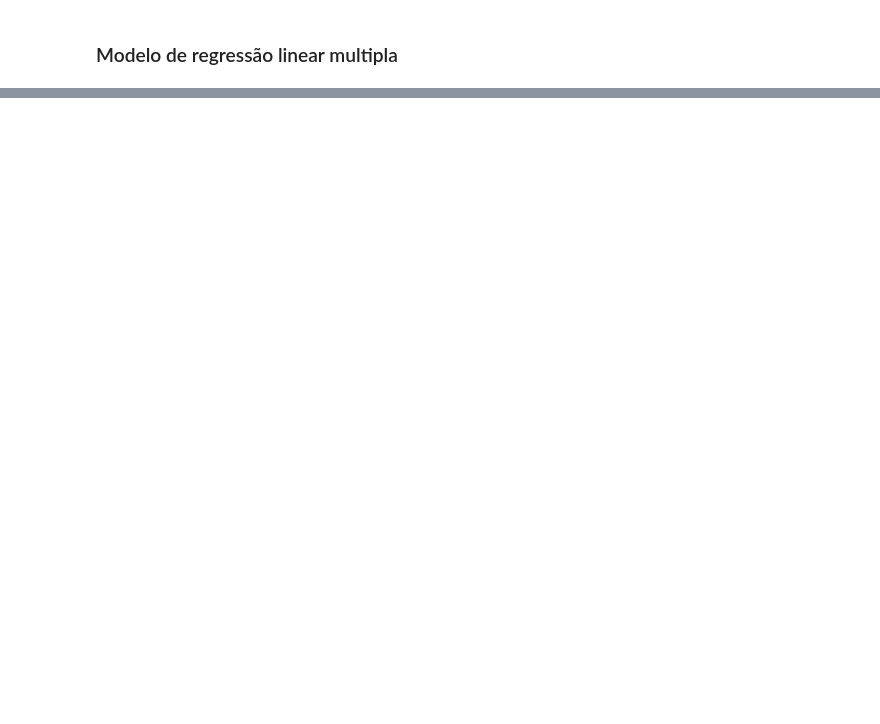
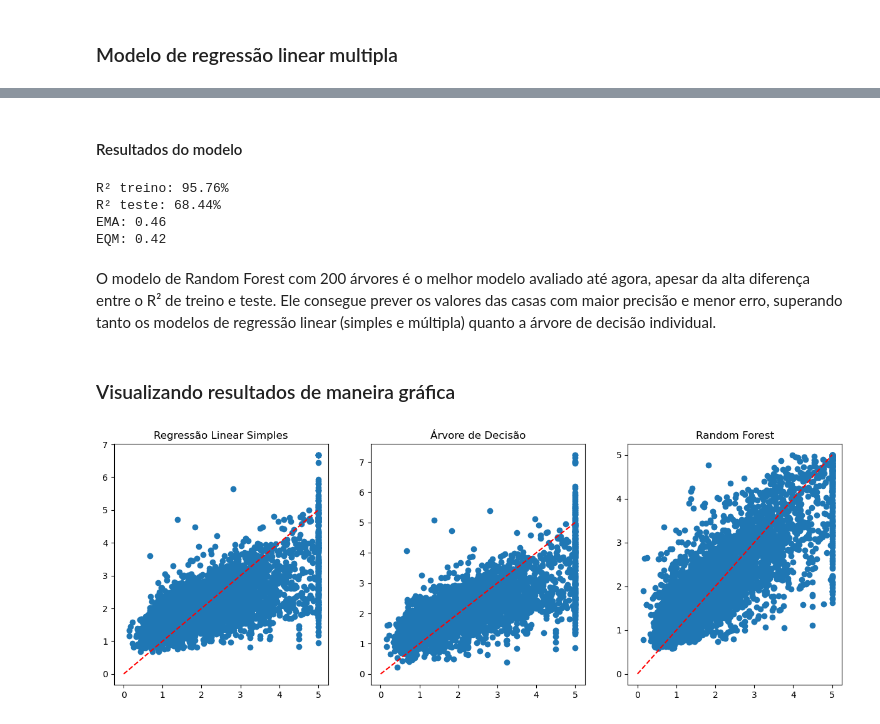
Before and after one commit to GabrielMendes-data/fetch_california_housing, a Jupyter notebook: executer.ipynb, the cells around one changed output, grey strips where cells are left out. Cells and saved outputs as stored; diff of their text form; code cells hidden in the pictures; blank space fills up the shorter version.

```diff
--- a/executer.ipynb
+++ b/executer.ipynb
@@ -294,0 +414,51 @@ Esses valores indicam que, apesar de ***MedInc*** ser a variável mais forte ind
+# %% [markdown]
+#### Resultados do modelo
+# %%
+#criar o modelo com base no n_estimators definido
+rf_model = RandomForestRegressor(n_estimators=200, random_state=42)
+
+#treinar o modelo
+rf_model.fit(X_train, y_train)
+
+#fazer previsões
+y_rf_pred = rf_model.predict(X_test)
+
+#criar variáveis para resultado final
+r2_rf_treino = rf_model.score(X_train, y_train) * 100
+r2_rf_teste = rf_model.score(X_test, y_test) * 100
+ema_rf = mean_absolute_error(y_test, y_rf_pred)
+eqm_rf = mean_squared_error(y_test, y_rf_pred)
+
+#avaliar resultados
+print(f'R² treino: {r2_rf_treino:.2f}%')
+print(f'R² teste: {r2_rf_teste:.2f}%')
+print(f'EMA: {ema_rf:.2f}')
+print(f'EQM: {eqm_rf:.2f}')
+# %% [output]
+R² treino: 95.76%
+R² teste: 68.44%
+EMA: 0.46
+EQM: 0.42
+# %% [markdown]
+O modelo de Random Forest com 200 árvores é o melhor modelo avaliado até agora, apesar da alta diferença entre o R² de treino e teste. Ele consegue prever os valores das casas com maior precisão e menor erro, superando tanto os modelos de regressão linear (simples e múltipla) quanto a árvore de decisão individual.
+# %% [markdown]
+### Visualizando resultados de maneira gráfica
+# %%
+fig,ax = plt.subplots(ncols=3,figsize=(15, 5))
+
+x = np.arange(0,6)
+y=x
+
+ax[0].scatter(y_test, y_pred_lr) #regressão linear simples com a variável MedInc
+ax[0].plot(x, y, color='red', linestyle='--') #linha de referência
+ax[0].set_title('Regressão Linear Simples')
+ax[1].scatter(y_test, y_pred_mult) #árvore de decisão com as variáveis MedInc e HouseAge
+ax[1].plot(x, y, color='red', linestyle='--') #linha de referência
+ax[1].set_title('Árvore de Decisão')
+ax[2].scatter(y_test, y_rf_pred) #Random Forest
+ax[2].plot(x, y, color='red', linestyle='--') #linha de referência
+ax[2].set_title('Random Forest')
+
+plt.show()
+# %% [output]
+[figure, added]
```
Also changed, not shown: parts of 28 cells of this notebook.
